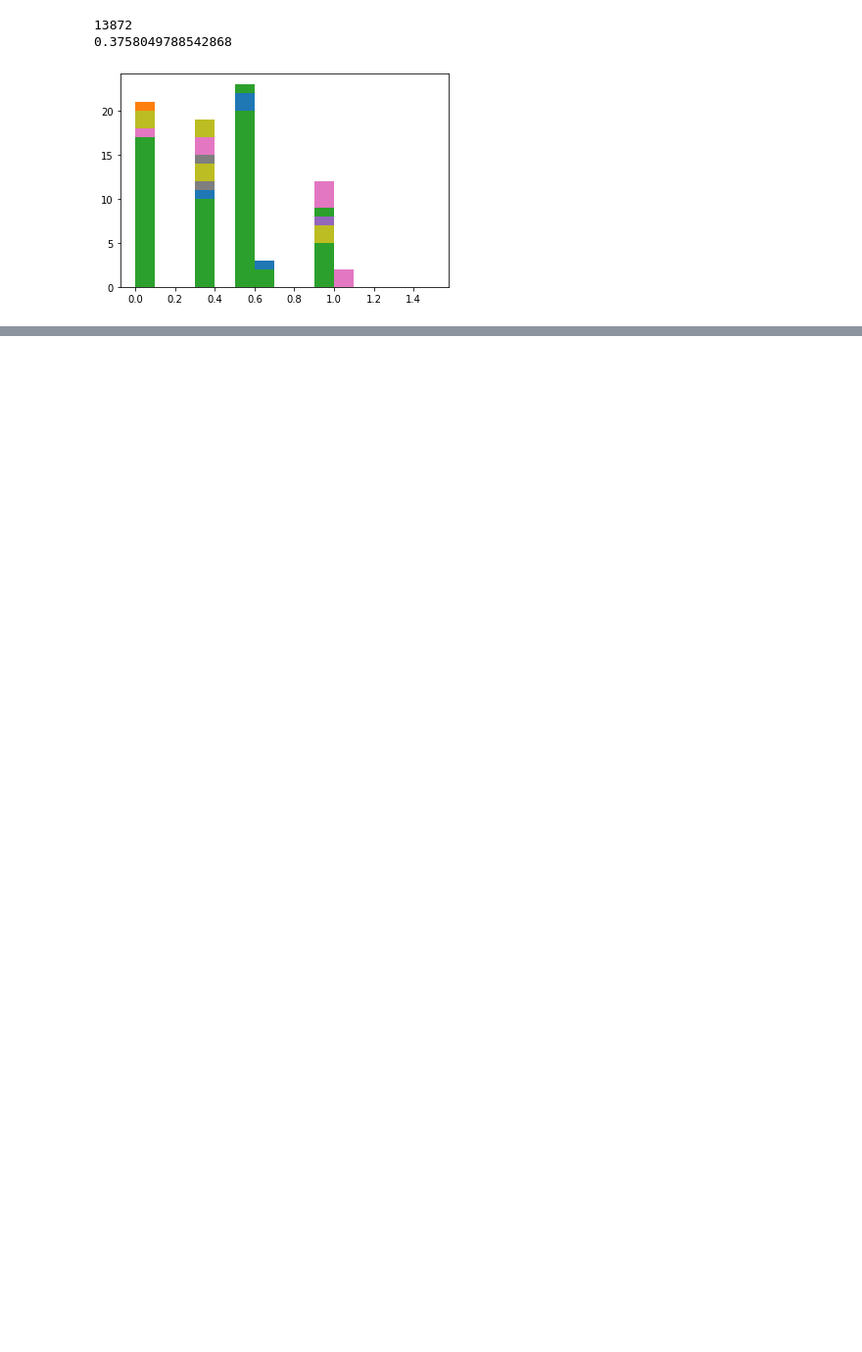
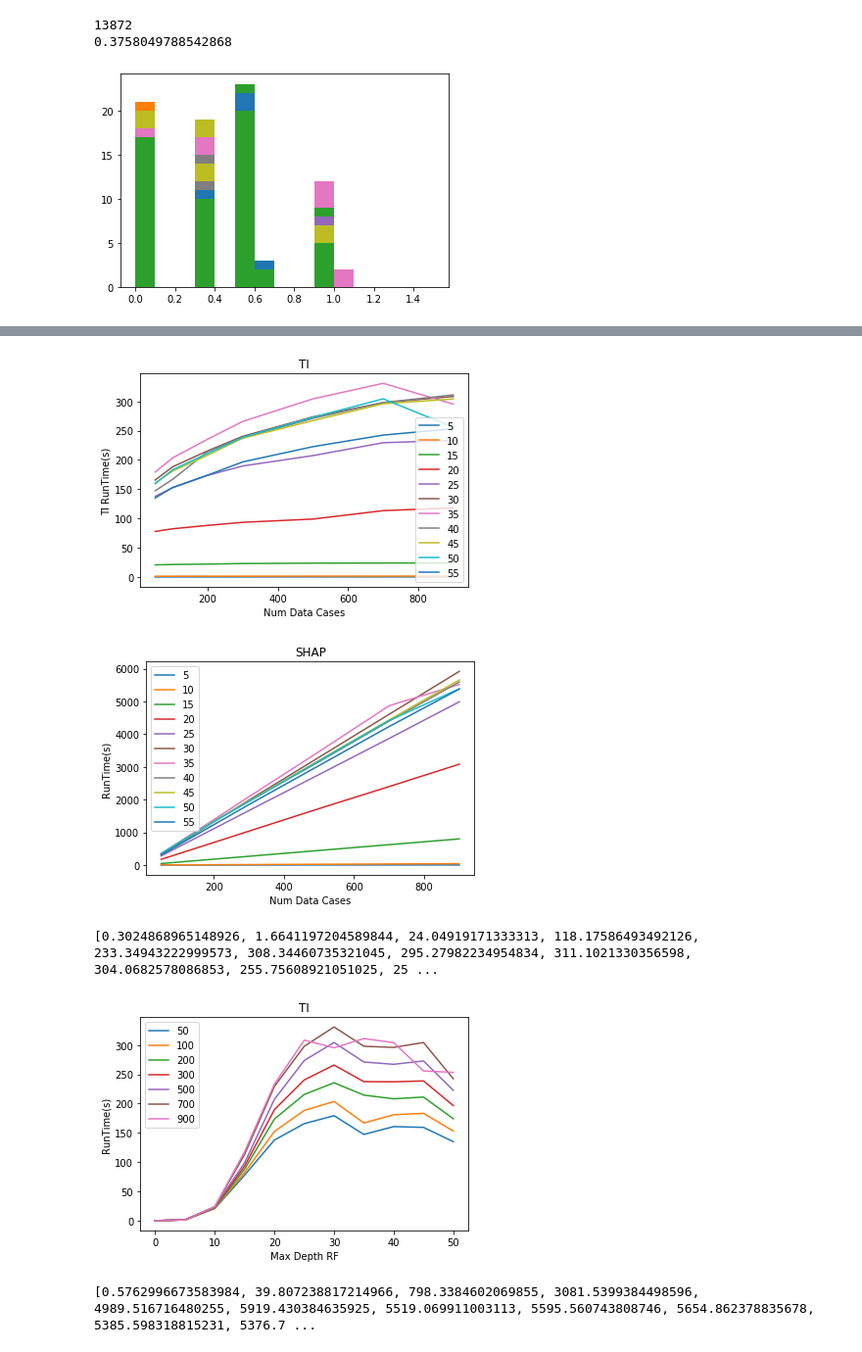
Before and after one commit to sharmapulkit/TreeInterpretability_AnomalyExplanation, a Jupyter notebook: shap/notebooks/Analyse_PostgreSQL.ipynb, the cells around one changed output, grey strips where cells are left out. Shown at 98% size. Saved outputs shown, nothing was run; the diff lists cells and outputs as text; code cells hidden in the pictures; blank space fills up the shorter version.

```diff
--- a/shap/notebooks/Analyse_PostgreSQL.ipynb
+++ b/shap/notebooks/Analyse_PostgreSQL.ipynb
@@ -1033,0 +1074,67 @@ print(np.mean(np.array(acc)))
+# %%
+numDataCases = [50, 100, 200, 300, 500, 700, 900]
+
+#### Scaling of Computation runtime vs Number of Data Points for TI
+for depth in range(5, 56, 5):
+    if (len(runtimeDepthsTI[depth]) == 7):
+        plt.plot(numDataCases, runtimeDepthsTI[depth], label=str(depth))
+    else:
+        plt.plot(numDataCases[:-1], runtimeDepthsTI[depth], label=str(depth))
+plt.legend()
+plt.title('TI')
+plt.xlabel('Num Data Cases')
+plt.ylabel('TI RunTime(s)')
+plt.savefig('TI_NumDataPoints_Runtime.jpg', bbox_inches = 'tight')
+plt.show()
+
+#### Scaling of Computation runtime vs Number of Data Points for SHAP
+for depth in range(5, 56, 5):
+    if (len(runtimeDepthsTI[depth]) == 7):
+        plt.plot(numDataCases, runtimeDepthsSHAP[depth], label=str(depth))
+    else:
+        plt.plot(numDataCases[:-1], runtimeDepthsSHAP[depth], label=str(depth))
+plt.legend()
+plt.title('SHAP')
+plt.xlabel('Num Data Cases')
+plt.ylabel('RunTime(s)')
+plt.savefig('SHAP_NumDataPoints_Runtime.jpg', bbox_inches = 'tight')
+plt.show()
+
+#### TI Runtime vs Depth
+for _numDataCase_id, _numDataCases in enumerate(numDataCases):
+    placeholder = []
+    for depth in range(5, 56, 5):
+        if (len(runtimeDepthsTI[depth]) > _numDataCase_id):
+            placeholder.append(runtimeDepthsTI[depth][_numDataCase_id])
+    plt.plot([5*x for x in range(len(placeholder))], placeholder, label=str(_numDataCases))
+    if (_numDataCases == 900):
+        print(placeholder)
+plt.legend()
+plt.title('TI')
+plt.xlabel('Max Depth RF')
+plt.ylabel('RunTime(s)')
+plt.savefig('RF_Depth_Runtime.jpg', bbox_inches = 'tight')
+plt.show()
+
+
+#### SHAP Runtime vs Depth
+for _numDataCase_id, _numDataCases in enumerate(numDataCases):
+    placeholder = []
+    for depth in range(5, 56, 5):
+        if (len(runtimeDepthsTI[depth]) > _numDataCase_id):
+            placeholder.append(runtimeDepthsSHAP[depth][_numDataCase_id])
+    plt.plot([5*x for x in range(len(placeholder))], placeholder, label=str(_numDataCases))
+    if (_numDataCases == 900):
+        print(placeholder)
+plt.legend()
+plt.title('SHAP')
+plt.xlabel('Max Depth SHAP')
+plt.ylabel('RunTime(s)')
+plt.savefig('SHAP_Depth_Runtime.jpg', bbox_inches = 'tight')
+plt.show()
+# %% [output]
+[figure, added]
+[figure, added]
+[0.3024868965148926, 1.6641197204589844, 24.04919171333313, 118.17586493492126, 233.34943222999573, 308.34460735321045, 295.27982234954834, 311.1021330356598, 304.0682578086853, 255.75608921051025, 25 ...
+[figure, added]
+[0.5762996673583984, 39.807238817214966, 798.3384602069855, 3081.5399384498596, 4989.516716480255, 5919.430384635925, 5519.069911003113, 5595.560743808746, 5654.862378835678, 5385.598318815231, 5376.7 ...
```
Also changed, not shown: parts of 14 cells of this notebook, 1 other file.
